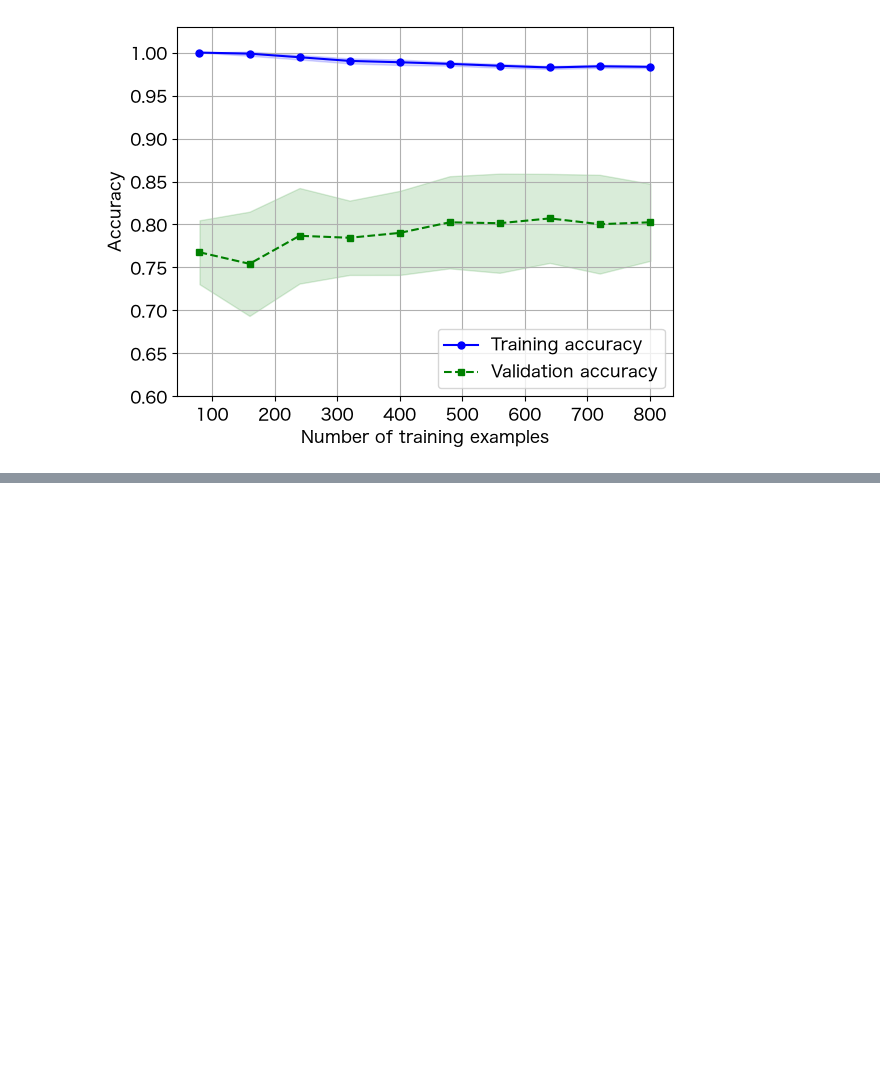
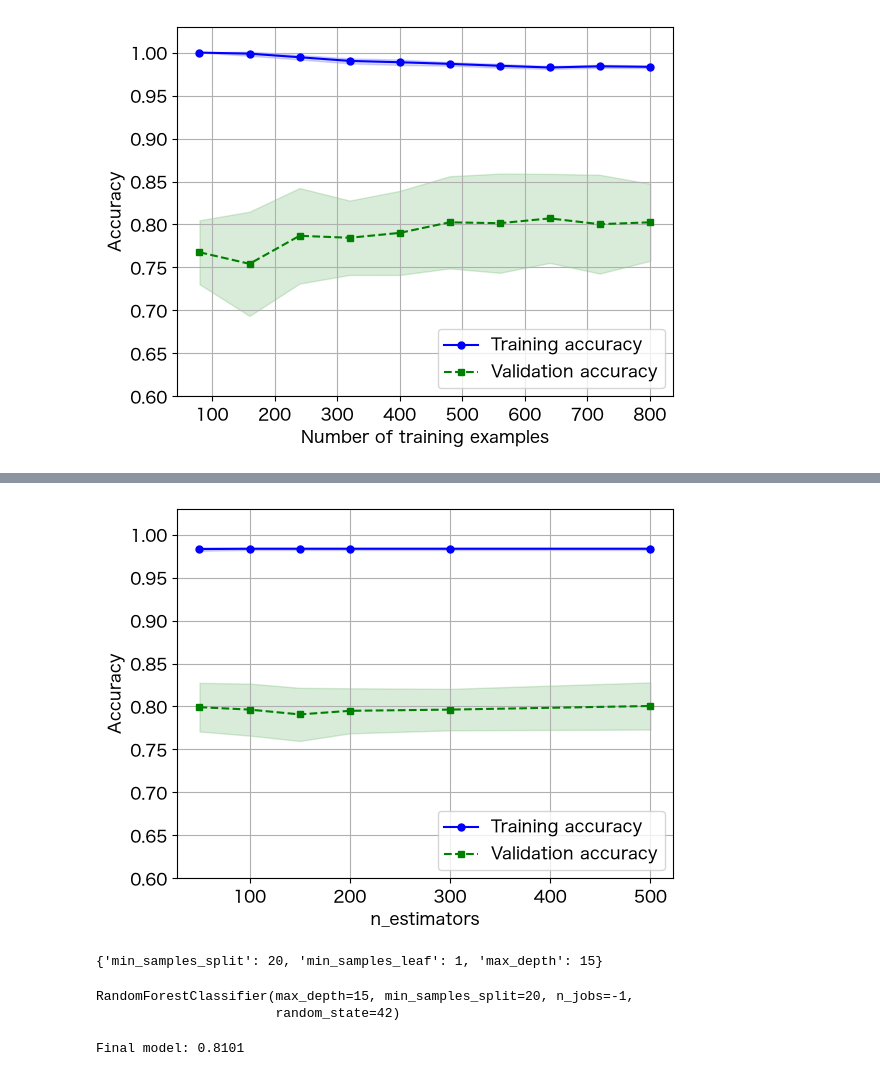
Before and after one commit to yasunobu-nonaka/machine-learning-notebooks, a Jupyter notebook: titanic/note.ipynb, the cells around one changed output, grey strips where cells are left out. Cells and saved outputs as stored; diff of their text form; code cells hidden in the pictures; blank space fills up the shorter version.

```diff
--- a/titanic/note.ipynb
+++ b/titanic/note.ipynb
@@ -703,0 +812,4 @@ plt.show()
+# %%
+df_train = pd.read_csv("data/train.csv")
+# %%
+X, y = prepare_X_y(df_train, is_train_data=True)
@@ -703,0 +835,42 @@ plt.show()
+# %%
+from sklearn.model_selection import validation_curve, GridSearchCV
+
+# ステップ１: n_estimatorsを決める（収束を確認）
+clf_phase1 = RandomForestClassifier(
+    random_state=42,
+    n_jobs=-1,
+)
+
+param_range = [50, 100, 150, 200, 300, 500]
+train_scores, test_scores = validation_curve(
+    clf_phase1, X_train, y_train,
+    param_name='n_estimators',
+    param_range=param_range,
+    cv=5, n_jobs=-1
+)
+
+train_mean = np.mean(train_scores, axis=1)
+train_std = np.std(train_scores, axis=1)
+test_mean = np.mean(test_scores, axis=1)
+test_std = np.std(test_scores, axis=1)
+
+plt.plot(
+    param_range, train_mean, color='blue', marker='o', markersize=5, label='Training accuracy'
+)
+plt.fill_between(param_range, train_mean + train_std, train_mean - train_std, alpha=0.15, color='blue')
+
+plt.plot(
+    param_range, test_mean, color='green', linestyle='--', marker='s', markersize=5,
+    label='Validation accuracy'
+)
+plt.fill_between(param_range, test_mean + test_std, test_mean - test_std, alpha=0.15, color='green')
+
+plt.grid()
+plt.xlabel('n_estimators')
+plt.ylabel('Accuracy')
+plt.legend(loc='lower right')
+plt.ylim(0.6, 1.03)
+
+plt.show()
+# %% [output]
+[figure, added]
@@ -703,0 +909,26 @@ plt.show()
+# %%
+best_params
+# %% [output]
+{'min_samples_split': 20, 'min_samples_leaf': 1, 'max_depth': 15}
+# %%
+# フェーズ3: 最終モデル（すべてのパラメータを反映）
+final_clf = RandomForestClassifier(
+    n_estimators=BEST_N_ESTIMATORS,
+    max_depth=best_params['max_depth'],
+    min_samples_split=best_params['min_samples_split'],
+    min_samples_leaf=best_params['min_samples_leaf'],
+    max_features=best_params.get('max_features', 'sqrt'),
+    random_state=42,
+    n_jobs=-1
+)
+
+# 最終モデルを学習
+final_clf.fit(X_train, y_train)
+# %% [output]
+RandomForestClassifier(max_depth=15, min_samples_split=20, n_jobs=-1,
+                       random_state=42)
+# %%
+final_model_score = final_clf.score(X_test, y_test)
+print(f"Final model: {final_model_score:.4f}")
+# %% [output]
+Final model: 0.8101
```
Also changed, not shown: parts of 17 cells of this notebook.
